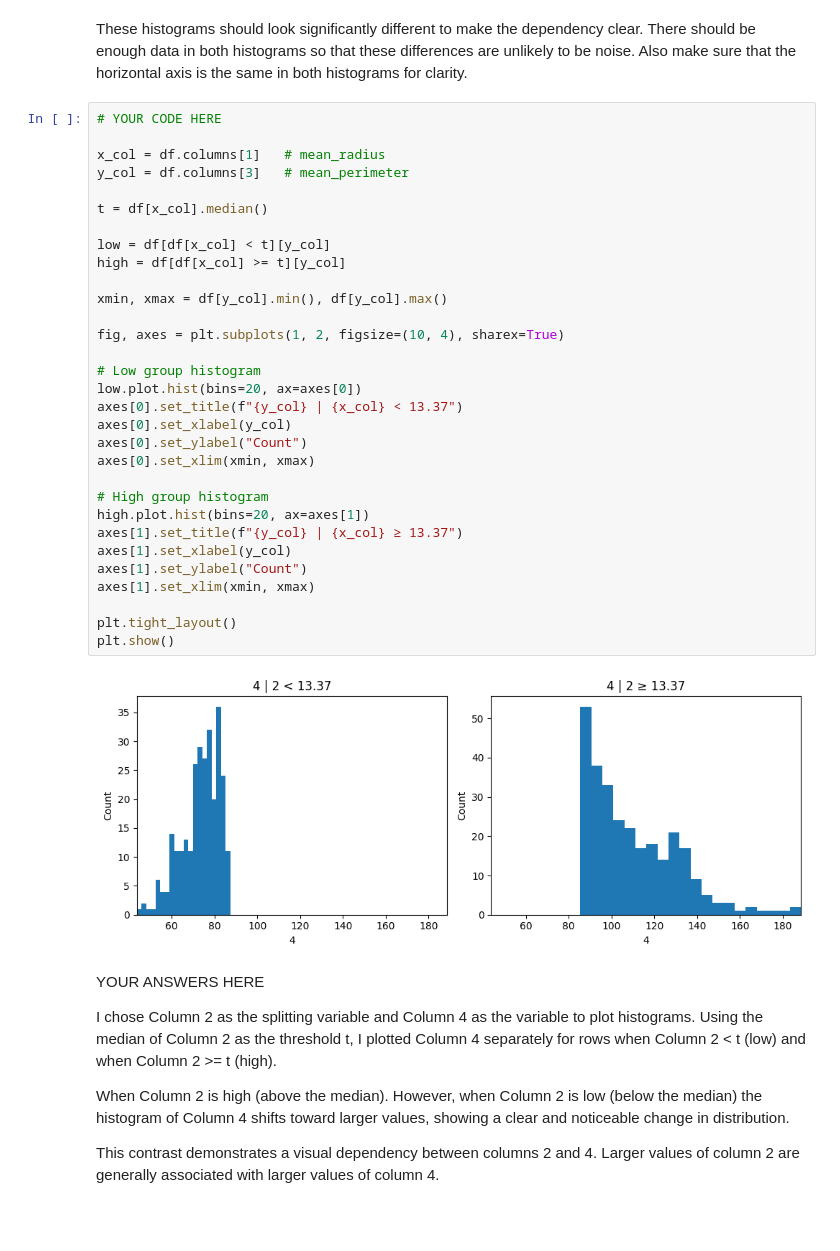
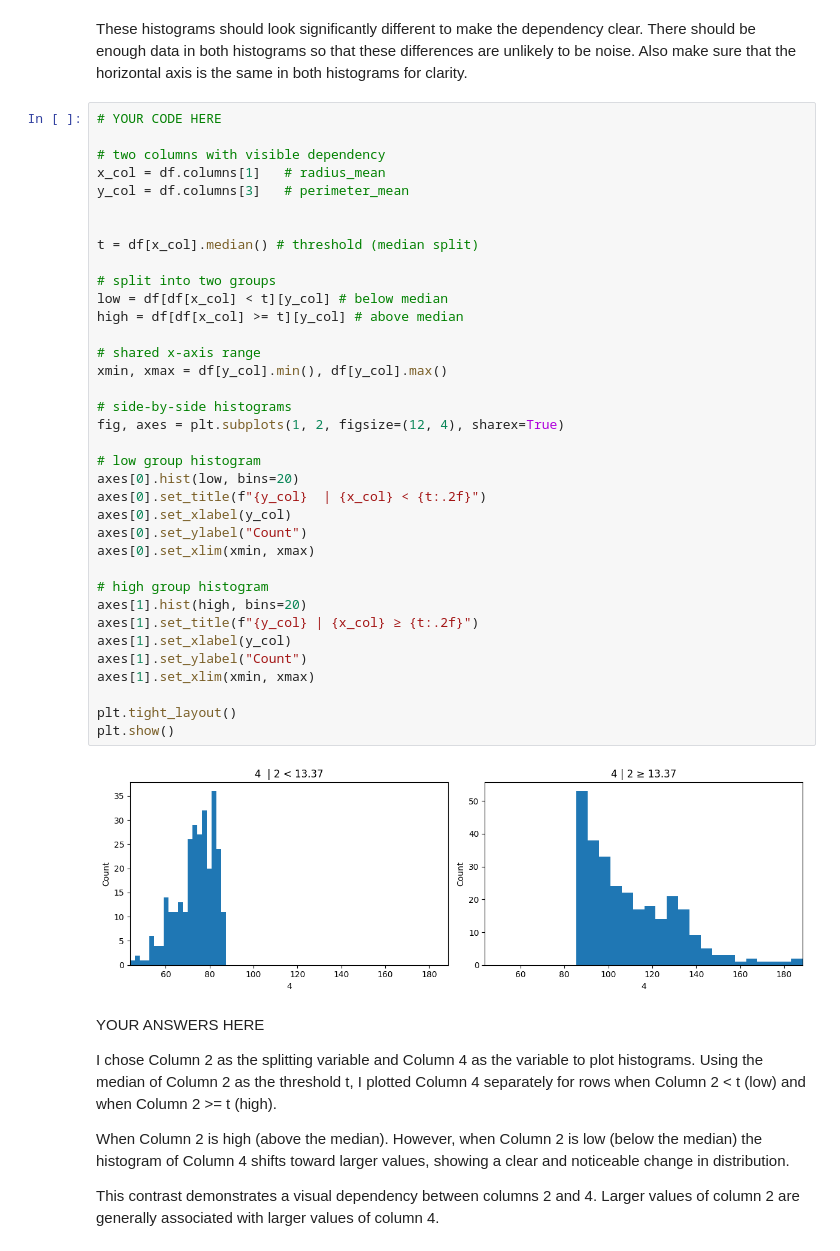
Before and after one commit to dho053-bu/dx601-final-project, a Jupyter notebook: project.ipynb, the cells around one changed output. Saved outputs shown, nothing was run; the diff lists cells and outputs as text; blank space fills up the shorter version.

```diff
--- a/project.ipynb
+++ b/project.ipynb
@@ -386,36 +386,41 @@ Also make sure that the horizontal axis is the same in both histograms for clari
 # %%
 # YOUR CODE HERE
 
-x_col = df.columns[1]   # mean_radius
-y_col = df.columns[3]   # mean_perimeter
+# two columns with visible dependency
+x_col = df.columns[1]   # radius_mean
+y_col = df.columns[3]   # perimeter_mean
 
-t = df[x_col].median()
 
-low = df[df[x_col] < t][y_col]
-high = df[df[x_col] >= t][y_col]
+t = df[x_col].median() # threshold (median split)
 
+# split into two groups
+low = df[df[x_col] < t][y_col] # below median
+high = df[df[x_col] >= t][y_col] # above median
+
+# shared x-axis range
 xmin, xmax = df[y_col].min(), df[y_col].max()
 
-fig, axes = plt.subplots(1, 2, figsize=(10, 4), sharex=True)
+# side-by-side histograms
+fig, axes = plt.subplots(1, 2, figsize=(12, 4), sharex=True)
 
-# Low group histogram
-low.plot.hist(bins=20, ax=axes[0])
-axes[0].set_title(f"{y_col} | {x_col} < 13.37")
+# low group histogram
+axes[0].hist(low, bins=20)
+axes[0].set_title(f"{y_col}  | {x_col} < {t:.2f}")
 axes[0].set_xlabel(y_col)
 axes[0].set_ylabel("Count")
 axes[0].set_xlim(xmin, xmax)
 
-# High group histogram
-high.plot.hist(bins=20, ax=axes[1])
-axes[1].set_title(f"{y_col} | {x_col} ≥ 13.37")
+# high group histogram
+axes[1].hist(high, bins=20)
+axes[1].set_title(f"{y_col} | {x_col} ≥ {t:.2f}")
 axes[1].set_xlabel(y_col)
 axes[1].set_ylabel("Count")
 axes[1].set_xlim(xmin, xmax)
 
 plt.tight_layout()
 plt.show()
 # %% [output]
-[figure, old version]
+[figure, new version]
 # %% [markdown]
 YOUR ANSWERS HERE
 
```
Also changed, not shown: parts of 7 cells of this notebook.
